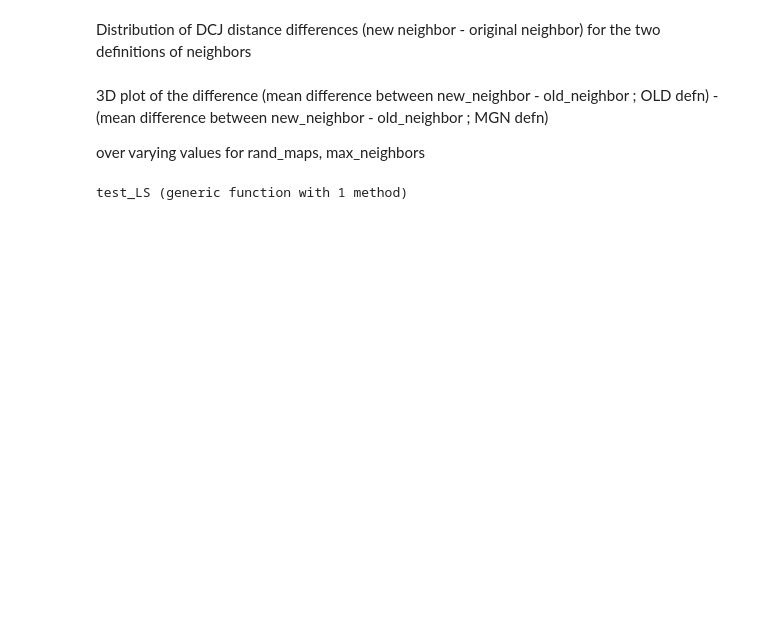
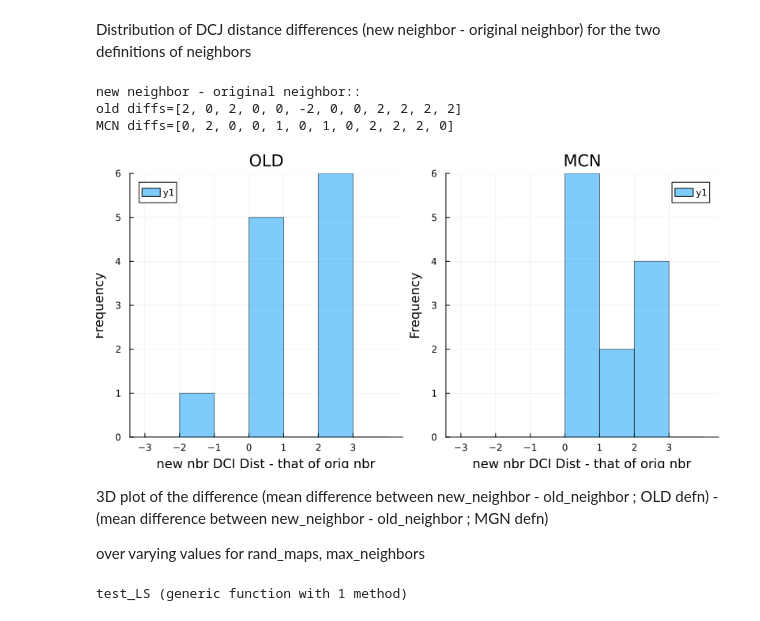
Before and after one commit to mliu31/dcj-heuristics, a Jupyter notebook: testing_LS.ipynb, the cells around one changed output. Cells and saved outputs as stored; diff of their text form; code cells hidden in the pictures; blank space fills up the shorter version.

```diff
--- a/testing_LS.ipynb
+++ b/testing_LS.ipynb
@@ -30,0 +8,21 @@ true
+# %%
+n = 12
+x = n
+
+max_dcj_dist = n + x
+
+target = generate_target_with_xdup(n, x)
+src = scramble_target(target)
+
+total_maps = max_dcj_dist
+rand_maps = Integer(total_maps/2)
+max_neighbors = 4
+
+run_mode = "info"
+dupchar_to_unique_chars = OrderedDict{Char, Vector{Char}}()
+min_change_neighbor = true
+
+m = setmode(run_mode)
+_, P_dedup, map_to_dedupstr_dcjdist, S_dupchar_to_multiplicity, mapidx_to_char = generate_random_maps_and_calc_distances(src, target, rand_maps, dupchar_to_unique_chars, m)
+_, _, _, map_to_dedupstr_dcjdist_MCN, diffs_MCN = localsearch(src, target, total_maps, rand_maps, max_neighbors, run_mode, dupchar_to_unique_chars, min_change_neighbor, [P_dedup, map_to_dedupstr_dcjdist, S_dupchar_to_multiplicity, mapidx_to_char])
+_, _, _, map_to_dedupstr_dcjdist_OLD, diffs_OLD = localsearch(src, target, total_maps, rand_maps, max_neighbors, run_mode, dupchar_to_unique_chars, !min_change_neighbor, [P_dedup, map_to_dedupstr_dcjdist, S_dupchar_to_multiplicity, mapidx_to_char])
@@ -65,33 +132,32 @@ LoadError: cannot assign a value to imported variable Plots.xticks from module M
 # %% [markdown]
 Distribution of DCJ distance differences (new neighbor - original neighbor) for the two definitions of neighbors
 # %%
-_, _, _, _, _, diffs_MCN = localsearch(src, target, total_maps, rand_maps, max_neighbors, run_mode, dupchar_to_unique_chars, min_change_neighbor)
-_, _, _, _, _, diffs_OLD = localsearch(src, target, total_maps, rand_maps, max_neighbors, run_mode, dupchar_to_unique_chars, !min_change_neighbor)
-
 # y axis
 mode_freq_OLD = count(x -> x == mode(diffs_OLD), diffs_OLD)
 mode_freq_MCN = count(x -> x == mode(diffs_MCN), diffs_MCN)
 max_freq = maximum([mode_freq_OLD, mode_freq_MCN])
+ylims=(0,max_freq)
 yticks = collect(0:max_freq+1)
-ylims=(0,max_freq)
 
 # x axis
 max_diff = maximum([maximum(diffs_OLD), maximum(diffs_MCN)])
 min_diff = minimum([minimum(diffs_OLD)-1, minimum(diffs_MCN)-1, 0])
-
-bins_range_OLD = range(min_diff, max_diff+2)
-bins_range_MCN = range(min_diff, max_diff+2)
-
+bins_range = range(min_diff, max_diff+2)
 xticks = collect(min_diff:max_diff+1)
 
-h1 = histogram(diffs_OLD, title="OLD", alpha=0.5, bins=bins_range_OLD, xticks=xticks, yticks=yticks, ylims=ylims, xlabel="Value", ylabel="Frequency")
-h2 = histogram(diffs_MCN, title="MCN",  alpha=0.5, bins=bins_range_MCN, xticks=xticks, yticks=yticks, ylims=ylims, xlabel="Value", ylabel="Frequency")
+h1 = histogram(diffs_OLD, title="OLD", alpha=0.5, bins=bins_range, xticks=xticks, yticks=yticks, ylims=ylims, xlabel="new nbr DCJ Dist - that of orig nbr", ylabel="Frequency")
+h2 = histogram(diffs_MCN, title="MCN",  alpha=0.5, bins=bins_range, xticks=xticks, yticks=yticks, ylims=ylims, xlabel="new nbr DCJ Dist - that of orig nbr", ylabel="Frequency")
 
 println("new neighbor - original neighbor::")
 println("old diffs=", diffs_OLD)
 println("MCN diffs=", diffs_MCN)
 
 plot(h1, h2, layout=(1, 2), size=(800, 400))
+# %% [output]
+new neighbor - original neighbor::
+old diffs=[2, 0, 2, 0, 0, -2, 0, 0, 2, 2, 2, 2]
+MCN diffs=[0, 2, 0, 0, 1, 0, 1, 0, 2, 2, 2, 0]
+[figure, added]
 # %% [markdown]
 3D plot of the difference (mean difference between new_neighbor - old_neighbor ; OLD defn) - (mean difference between new_neighbor - old_neighbor ; MGN defn)
 
```
Also changed, not shown: parts of 10 cells of this notebook.
